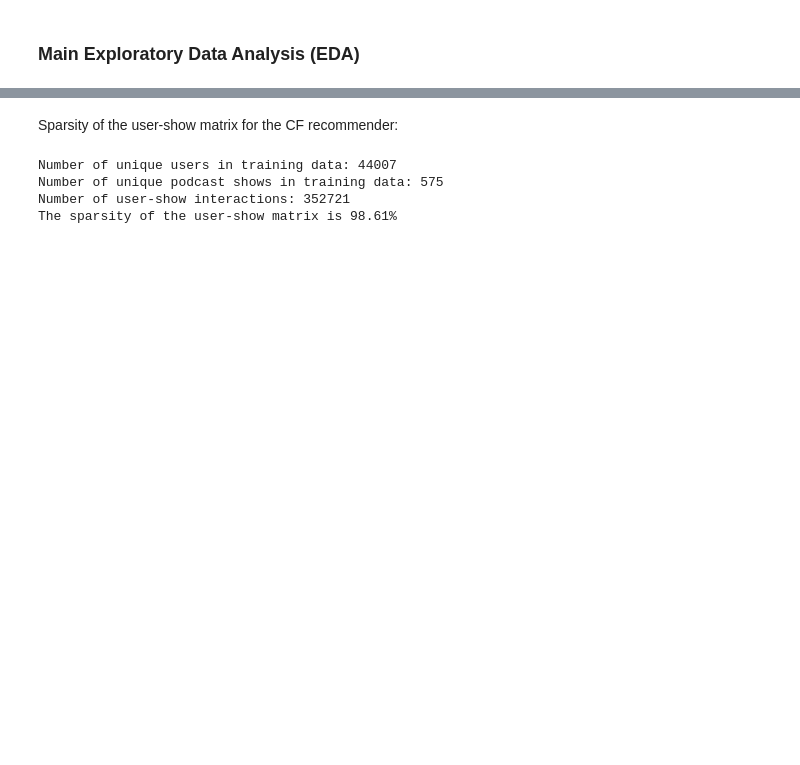
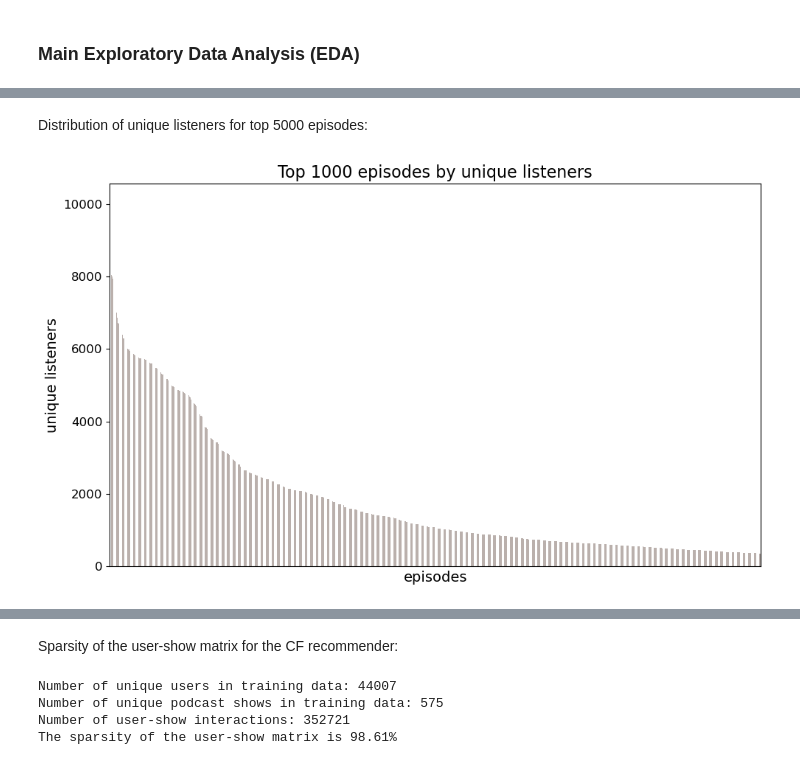
Before and after one commit to SebWae/dr-podcast-recsys-bsc-project, a Jupyter notebook: eda/podcast_eda.ipynb, the cells around one changed output, grey strips where cells are left out. Cells and saved outputs as stored; diff of their text form; code cells hidden in the pictures; blank space fills up the shorter version.

```diff
--- a/eda/podcast_eda.ipynb
+++ b/eda/podcast_eda.ipynb
@@ -56,0 +135,24 @@ Number of unique episodes: 21056
+# %% [markdown]
+Distribution of unique listeners for top 5000 episodes:
+# %%
+# counting occurrences of each prd_number
+prd_counts = transformed_df['prd_number'].value_counts()
+
+# sorting the occurences in descending order and selecting the top 5000 episodes
+x = 1000
+top_prd_counts = prd_counts.sort_values(ascending=False).head(x)
+
+# plotting the top x bars
+plt.figure(figsize=(10, 6))
+top_prd_counts.plot(kind="bar", color="#bab0ac")
+
+# formatting plot
+plt.title(f"Top {x} episodes by unique listeners", fontsize=16)
+plt.xlabel("episodes", fontsize=14)
+plt.ylabel("unique listeners", fontsize=14)
+plt.xticks([], [])
+plt.yticks(fontsize=12)
+plt.tight_layout()
+plt.show()
+# %% [output]
+[figure, added]
```
Also changed, not shown: parts of 17 cells of this notebook.
